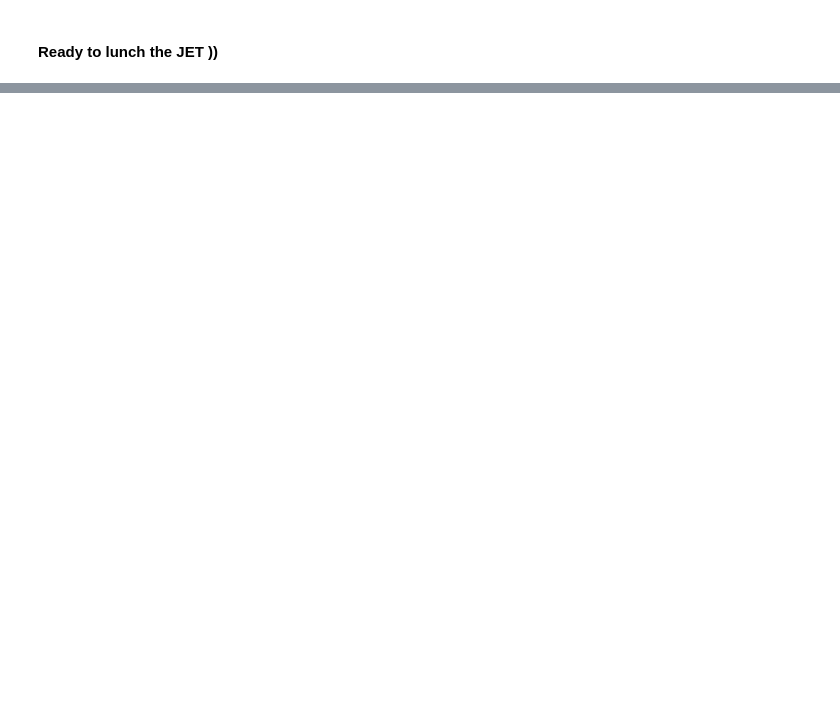
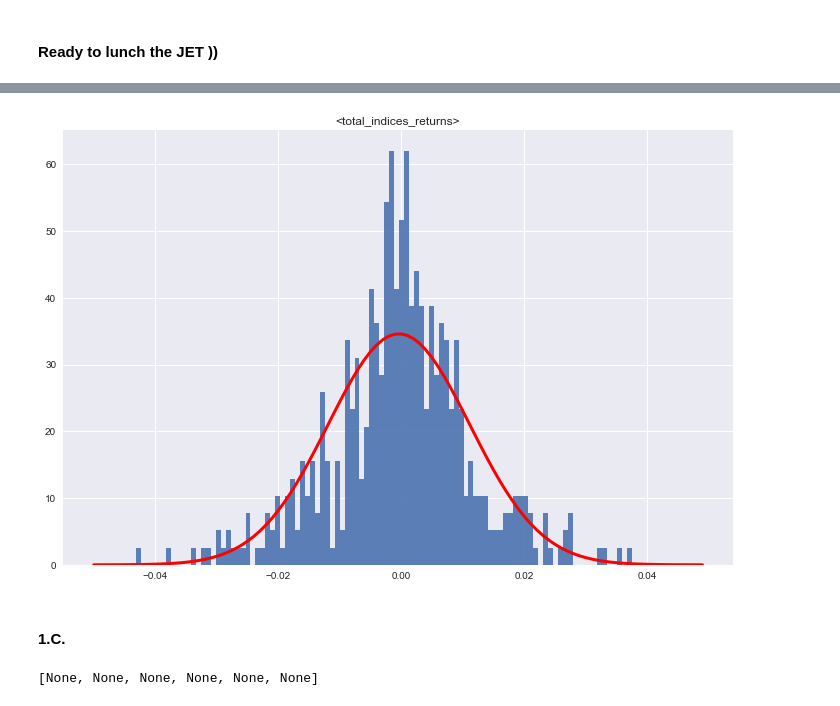
Before and after one commit to nahbos/AUT-Fundamental-Statistical-Learning, a Jupyter notebook: Peoject/Project_Stock.ipynb, the cells around one changed output, grey strips where cells are left out. Cells and saved outputs as stored; diff of their text form; code cells hidden in the pictures; blank space fills up the shorter version.

```diff
--- a/Peoject/Project_Stock.ipynb
+++ b/Peoject/Project_Stock.ipynb
@@ -273,0 +264,4 @@ iran_china_clay
+# %%
+plotter(total_indices_returns, name='total_indices_returns', typee='both')
+# %% [output]
+[figure, added]
@@ -273,0 +270,13 @@ iran_china_clay
+# %% [markdown]
+#### 1.C.
+# %%
+iran_china_clay_returns = cal_returns(iran_china_clay)
+iran_khodro_returns = cal_returns(iran_khodro)
+s_mobarakeh_steel_returns = cal_returns(s_mobarakeh_steel)
+social_sec_inv_returns = cal_returns(social_sec_inv)
+tose_atlas_mofid_returns = cal_returns(tose_atlas_mofid)
+
+datasets_returns = [iran_china_clay_returns, iran_khodro_returns, s_mobarakeh_steel_returns, social_sec_inv_returns, tose_atlas_mofid_returns, total_indices_returns]
+[x.insert(0, 0) for x in datasets_returns]
+# %% [output]
+[None, None, None, None, None, None]
```
Also changed, not shown: parts of 56 cells of this notebook.
